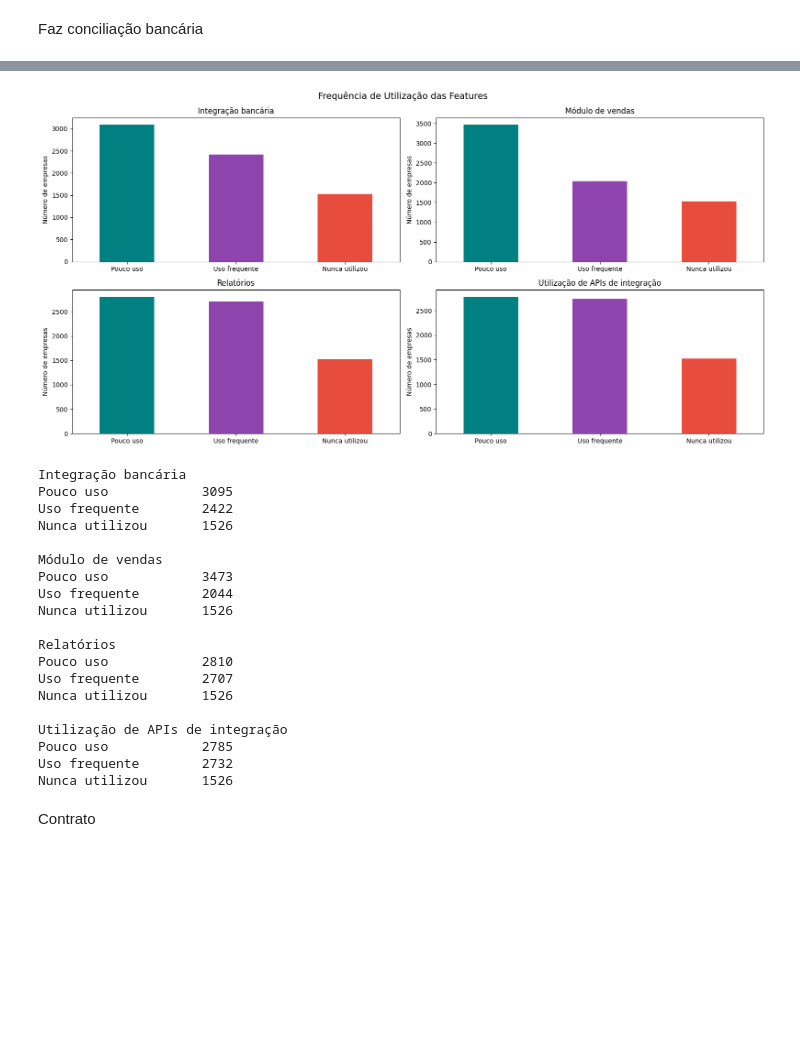
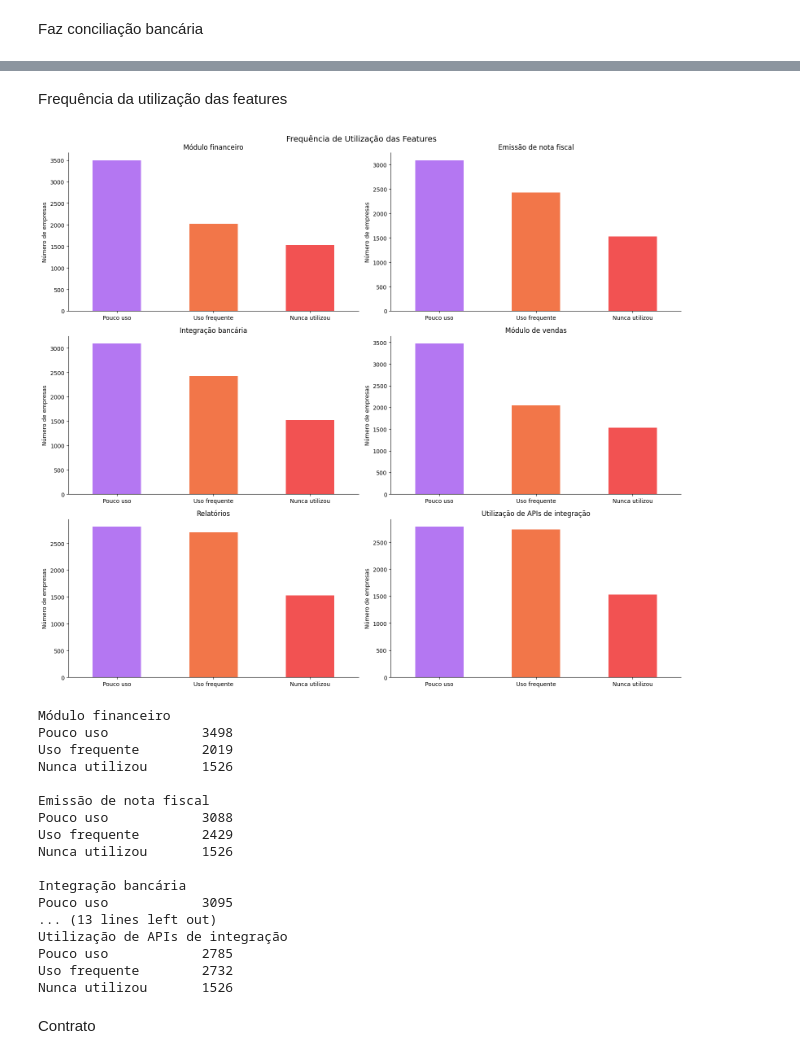
Before and after one commit to carolcalandrine/Analise-churn, a Jupyter notebook: projeto_churn.ipynb, the cells around one changed output, grey strips where cells are left out. Cells and saved outputs as stored; diff of their text form; code cells hidden in the pictures; blank space fills up the shorter version.

```diff
--- a/projeto_churn.ipynb
+++ b/projeto_churn.ipynb
@@ -21,9 +21,7 @@ import seaborn as sb #manipular gráficos
 import matplotlib.pyplot as plt #manipular gráficos
 # %%
 # Importação do arquivo .csv
-df = pd.read_csv('/content/customer_churn_with_months.csv')
+df = pd.read_csv('/content/sample_data/customer_churn_with_months.csv')
 
 # Limpar os nomes das colunas
 df.columns = df.columns.str.strip()  #Remove espaços desnecessários
-
-print(df.columns.tolist())
@@ -294,13 +300,15 @@ freq_abs = df[col].value_counts()
 freq_rel = round(df[col].value_counts(normalize=True) * 100,2)
 
 # Gráfico
-plt.figure(figsize=(6,4))
-freq_abs.plot(kind='bar', color=['#008080','#8e44ad', '#762CFA'])
+fig, ax = plt.subplots(figsize=(6,4))
+freq_abs.plot(kind='bar', color=['#B477F2', '#F27649', '#F25252'])
 plt.title('Distribuição: Faz conciliação bancária')
 plt.xlabel('Faz conciliação bancária')
 plt.ylabel('Número de empresas')
 plt.xticks(rotation=0)
 plt.tight_layout()
+ax.spines['top'].set_visible(False)
+ax.spines['right'].set_visible(False)
 plt.show()
 
 print(f'Valores únicos: {valores_unicos}')
@@ -360,25 +327,0 @@ Emissão de nota fiscal
-# %%
-# Análise da coluna 'Emissão de nota fiscal'
-
-col = 'Frequência de utilização de feature do sistema: Emissão de nota fiscal'
-
-# Valores únicos
-valores_unicos = df[col].unique()
-
-# Frequência absoluta e relativa
-freq_abs = df[col].value_counts()
-freq_rel = round(df[col].value_counts(normalize=True) * 100, 2)
-
-# Gráfico
-plt.figure(figsize=(6,4))
-freq_abs.plot(kind='bar', color= ['#008080','#8e44ad'])
-plt.title('Distribuição: Emissão de nota fiscal')
-plt.xlabel('Emissão de nota fiscal')
-plt.ylabel('Número de empresas')
-plt.xticks(rotation=0)
-plt.tight_layout()
-plt.show()
-
-print(f'Valores únicos: {valores_unicos}')
-print(f'Frequência absoluta: {freq_abs.to_string()}')
-print(f'Frequência relativa: {freq_rel.to_string()}')
@@ -396,47 +328,52 @@ Nunca utilizou    21.67
+# %% [markdown]
+Frequência da utilização das features
 # %%
 # Colunas de frequência de uso
 freq_cols = [
+    'Frequência de utilização de feature do sistema: Módulo financeiro',
+    'Frequência de utilização de feature do sistema: Emissão de nota fiscal',
     'Frequência de utilização de feature do sistema: Integração bancária',
     'Frequência de utilização de feature do sistema: Módulo de vendas',
     'Frequência de utilização de feature do sistema: Relatórios',
     'Frequência de utilização de feature do sistema: Utilização de APIs de integração'
 ]
 
-fig, axs = plt.subplots(2, 2, figsize=(16, 8))
+fig, axs = plt.subplots(3, 2, figsize=(16, 14))
 for i, col in enumerate(freq_cols):
     freq_abs = df[col].value_counts()
     ax = axs[i//2, i%2]
-    freq_abs.plot(kind='bar', color=['#008080','#8e44ad','#e74c3c'], ax=ax)
+    freq_abs.plot(kind='bar', color=['#B477F2', '#F27649', '#F25252'], ax=ax)
     ax.set_title(col.replace('Frequência de utilização de feature do sistema: ', ''))
     ax.set_ylabel('Número de empresas')
     ax.set_xlabel('')
     ax.set_xticklabels(freq_abs.index, rotation=0)
+    ax.spines['top'].set_visible(False)
+    ax.spines['right'].set_visible(False)
 plt.suptitle('Frequência de Utilização das Features', fontsize=14)
 plt.tight_layout()
 plt.show()
 
+numeros_reais = {col: df[col].value_counts() for col in freq_cols}
 for col, counts in numeros_reais.items():
     nome = col.replace("Frequência de utilização de feature do sistema: ", "")
     print(f'\n{nome}')
     for categoria, valor in counts.items():
         print(f'{categoria:<20} {valor}')
 # %% [output]
-[figure, old version]
+[figure, new version]
+Módulo financeiro
+Pouco uso            3498
+Uso frequente        2019
+Nunca utilizou       1526
+
+Emissão de nota fiscal
+Pouco uso            3088
+Uso frequente        2429
+Nunca utilizou       1526
+
 Integração bancária
 Pouco uso            3095
-Uso frequente        2422
-Nunca utilizou       1526
-
-Módulo de vendas
-Pouco uso            3473
-Uso frequente        2044
-Nunca utilizou       1526
-
-Relatórios
-Pouco uso            2810
-Uso frequente        2707
-Nunca utilizou       1526
-
+... (13 lines left out)
 Utilização de APIs de integração
 Pouco uso            2785
 Uso frequente        2732
```
Also changed, not shown: parts of 46 cells of this notebook.
